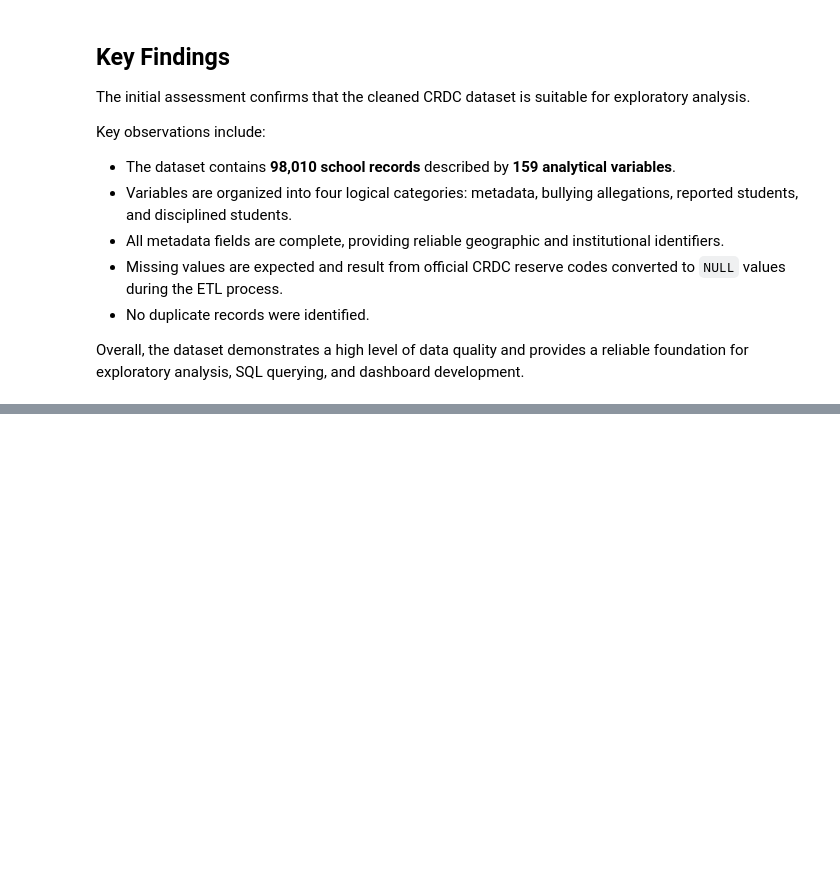
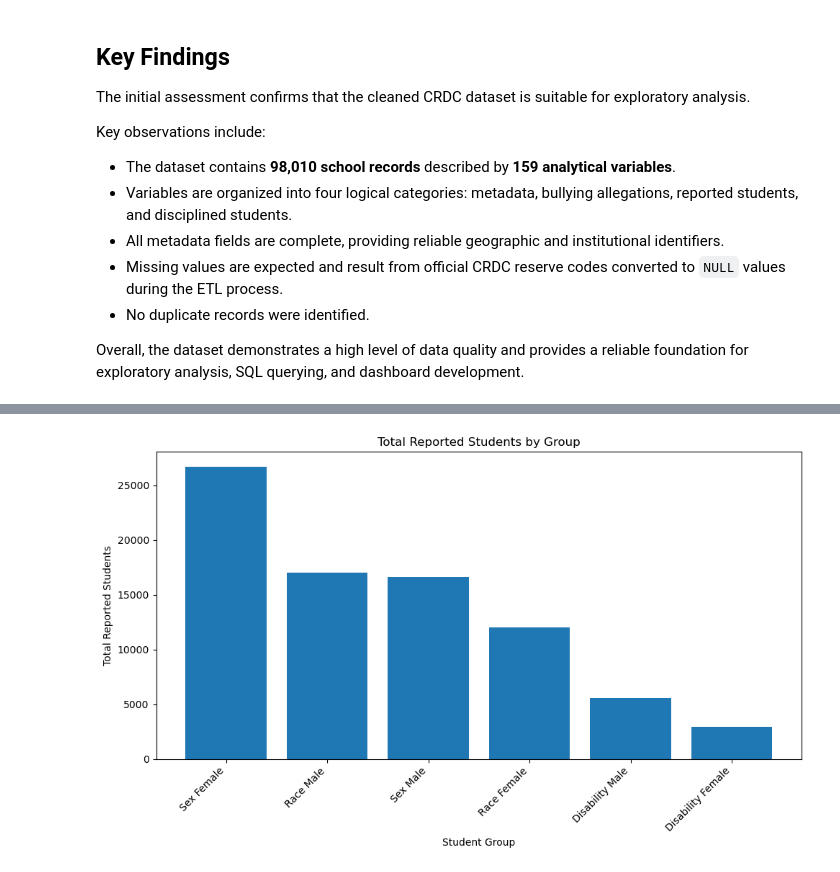
Before and after one commit to MrMcYoldas/school-bullying-analysis-crdc, a Jupyter notebook: notebooks/03_Exploratory_Analysis.ipynb, the cells around one changed output, grey strips where cells are left out. Saved outputs shown, nothing was run; the diff lists cells and outputs as text; code cells hidden in the pictures; blank space fills up the shorter version.

```diff
--- a/notebooks/03_Exploratory_Analysis.ipynb
+++ b/notebooks/03_Exploratory_Analysis.ipynb
@@ -550,0 +806,27 @@ Overall, the dataset demonstrates a high level of data quality and provides a re
+# %%
+# =====================================================
+# Total Reported Student Variables
+# =====================================================
+
+total_reported_cols = [
+    col for col in reported_cols
+    if col.startswith("total_reported_")
+]
+
+reported_summary = (
+    df[total_reported_cols]
+    .sum()
+    .sort_values(ascending=False)
+    .reset_index()
+)
+
+reported_summary.columns = ["Reported Student Group", "Total Reported Students"]
+
+reported_summary["Reported Student Group"] = (
+    reported_summary["Reported Student Group"]
+    .str.replace("total_reported_", "", regex=False)
+    .str.replace("_", " ")
+    .str.title()
+)
+
+reported_summary
@@ -550,0 +841,19 @@ Overall, the dataset demonstrates a high level of data quality and provides a re
+# %%
+# =====================================================
+# Bar Chart: Reported Student Groups
+# =====================================================
+
+plt.figure(figsize=(10, 6))
+plt.bar(
+    reported_summary["Reported Student Group"],
+    reported_summary["Total Reported Students"]
+)
+
+plt.title("Total Reported Students by Group")
+plt.xlabel("Student Group")
+plt.ylabel("Total Reported Students")
+plt.xticks(rotation=45, ha="right")
+plt.tight_layout()
+plt.show()
+# %% [output]
+[figure, added]
```
Also changed, not shown: parts of 41 cells of this notebook.
